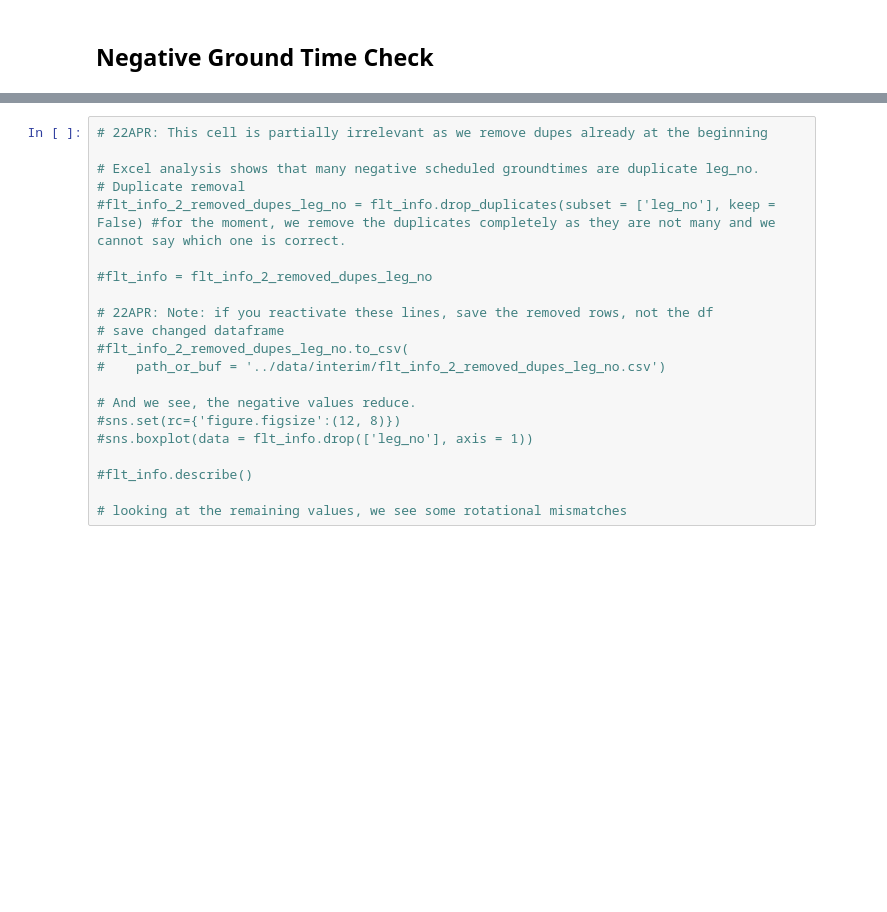
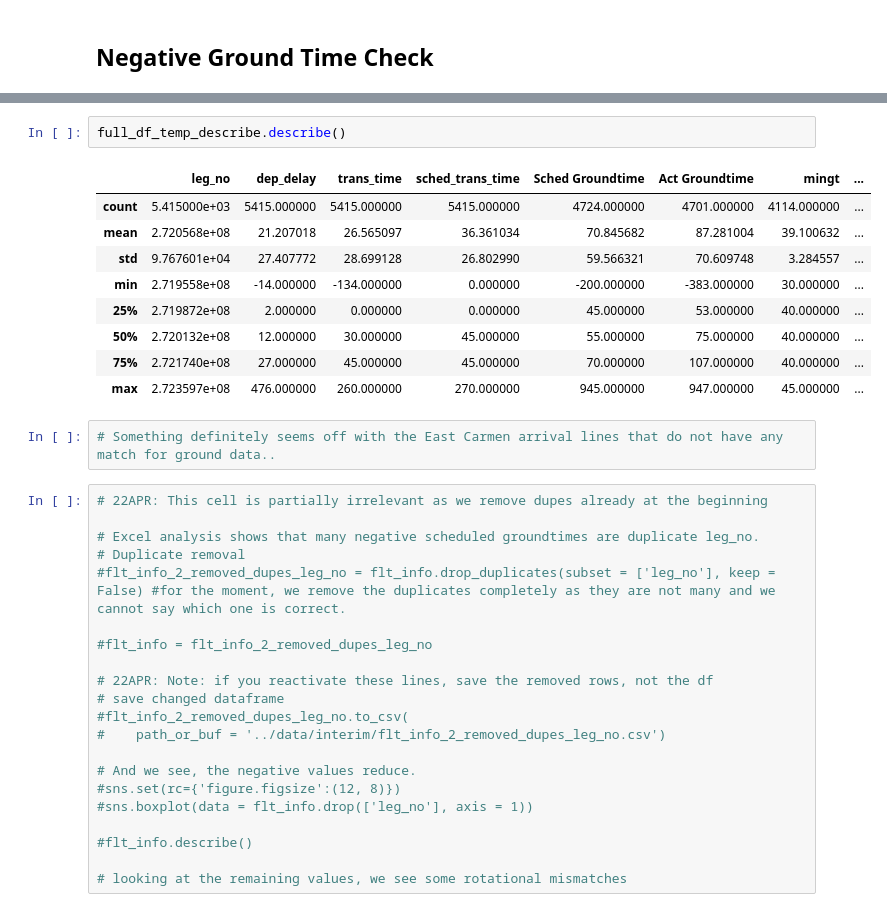
Before and after one commit to Paul1911/Delay-Prediction, a Jupyter notebook: notebooks/1raw_eda.ipynb, the cells around one changed output, grey strips where cells are left out. Saved outputs shown, nothing was run; the diff lists cells and outputs as text; blank space fills up the shorter version.

```diff
--- a/notebooks/1raw_eda.ipynb
+++ b/notebooks/1raw_eda.ipynb
@@ -431,3 +437,17 @@ sns.boxplot(data = full_df.drop(['leg_no', 'leg_inbound', 'leg_outbound'], axis
+# %%
+full_df_temp_describe.describe()
+# %% [output]
+|  | leg_no | dep_delay | trans_time | sched_trans_time | Sched Groundtime | Act Groundtime | mingt | ... |
+| count | 5.415000e+03 | 5415.000000 | 5415.000000 | 5415.000000 | 4724.000000 | 4701.000000 | 4114.000000 | ... |
+| mean | 2.720568e+08 | 21.207018 | 26.565097 | 36.361034 | 70.845682 | 87.281004 | 39.100632 | ... |
+| std | 9.767601e+04 | 27.407772 | 28.699128 | 26.802990 | 59.566321 | 70.609748 | 3.284557 | ... |
+| min | 2.719558e+08 | -14.000000 | -134.000000 | 0.000000 | -200.000000 | -383.000000 | 30.000000 | ... |
+| 25% | 2.719872e+08 | 2.000000 | 0.000000 | 0.000000 | 45.000000 | 53.000000 | 40.000000 | ... |
+| 50% | 2.720132e+08 | 12.000000 | 30.000000 | 45.000000 | 55.000000 | 75.000000 | 40.000000 | ... |
+| 75% | 2.721740e+08 | 27.000000 | 45.000000 | 45.000000 | 70.000000 | 107.000000 | 40.000000 | ... |
+| max | 2.723597e+08 | 476.000000 | 260.000000 | 270.000000 | 945.000000 | 947.000000 | 45.000000 | ... |
+# %%
+# Something definitely seems off with the East Carmen arrival lines that do not have any match for ground data..
 # %%
 # 22APR: This cell is partially irrelevant as we remove dupes already at the beginning
 
```
Also changed, not shown: parts of 8 cells of this notebook, 1 other file.
